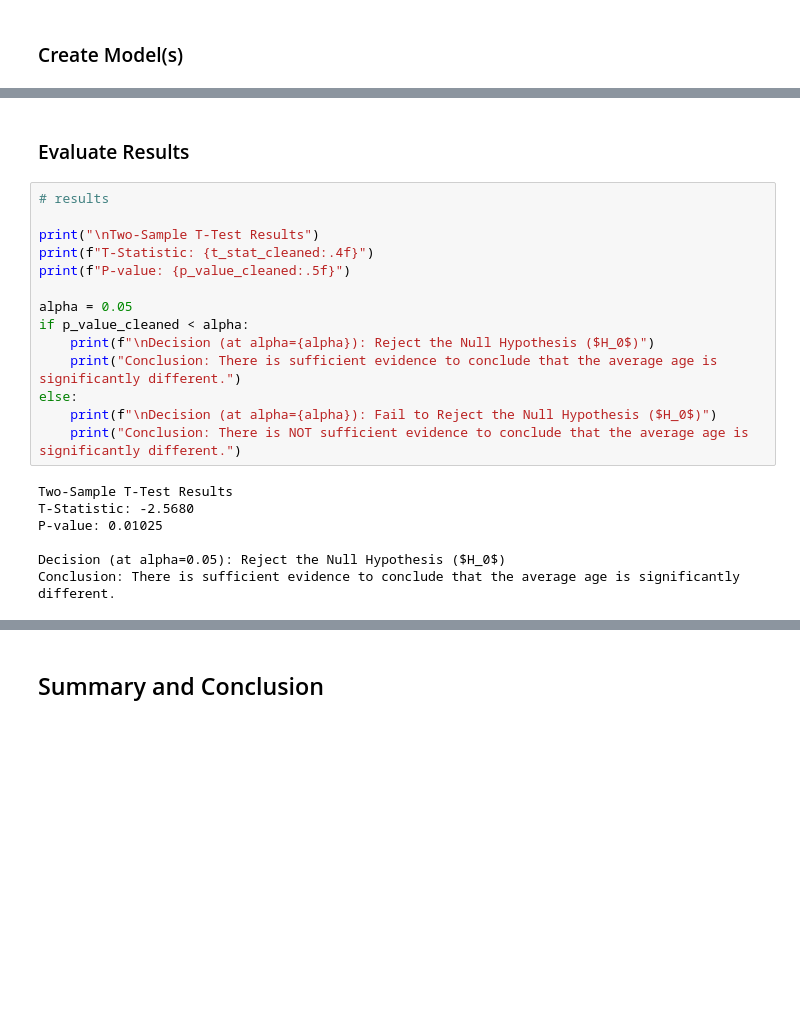
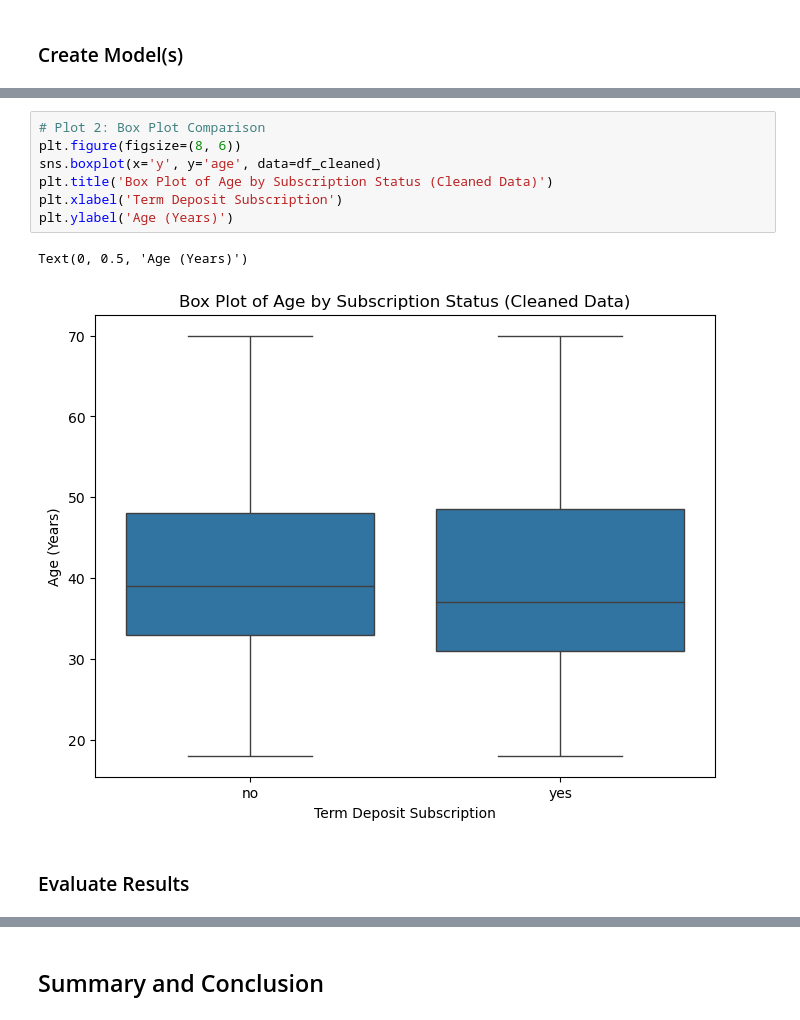
Before and after one commit to smalona1/BSIP_Project_Students, a Jupyter notebook: START_Project.ipynb, the cells around one changed output, grey strips where cells are left out. Drawn from its saved outputs; the diff is of its cells as text; blank space fills up the shorter version.

```diff
--- a/START_Project.ipynb
+++ b/START_Project.ipynb
@@ -93,23 +197,12 @@ t_stat_cleaned, p_value_cleaned = stats.ttest_ind(
+# %%
+# Plot 2: Box Plot Comparison
+plt.figure(figsize=(8, 6))
+sns.boxplot(x='y', y='age', data=df_cleaned)
+plt.title('Box Plot of Age by Subscription Status (Cleaned Data)')
+plt.xlabel('Term Deposit Subscription')
+plt.ylabel('Age (Years)')
+# %% [output]
+Text(0, 0.5, 'Age (Years)')
+[figure, added]
 # %% [markdown]
 ### Evaluate Results
-# %%
-# results
-
-print("\nTwo-Sample T-Test Results")
-print(f"T-Statistic: {t_stat_cleaned:.4f}")
-print(f"P-value: {p_value_cleaned:.5f}")
-
-alpha = 0.05
-if p_value_cleaned < alpha:
-    print(f"\nDecision (at alpha={alpha}): Reject the Null Hypothesis ($H_0$)")
-    print("Conclusion: There is sufficient evidence to conclude that the average age is significantly different.")
-else:
-    print(f"\nDecision (at alpha={alpha}): Fail to Reject the Null Hypothesis ($H_0$)")
-    print("Conclusion: There is NOT sufficient evidence to conclude that the average age is significantly different.")
-# %% [output]
-Two-Sample T-Test Results
-T-Statistic: -2.5680
-P-value: 0.01025
-
-Decision (at alpha=0.05): Reject the Null Hypothesis ($H_0$)
-Conclusion: There is sufficient evidence to conclude that the average age is significantly different.
```
Also changed, not shown: parts of 24 cells of this notebook.
